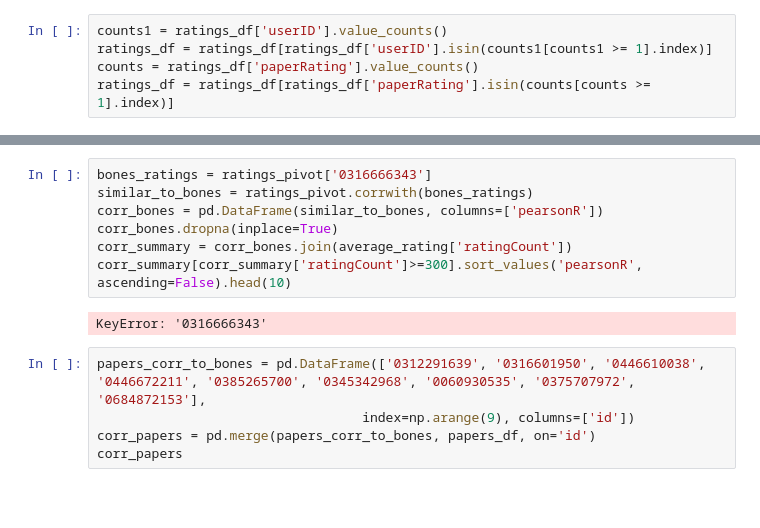
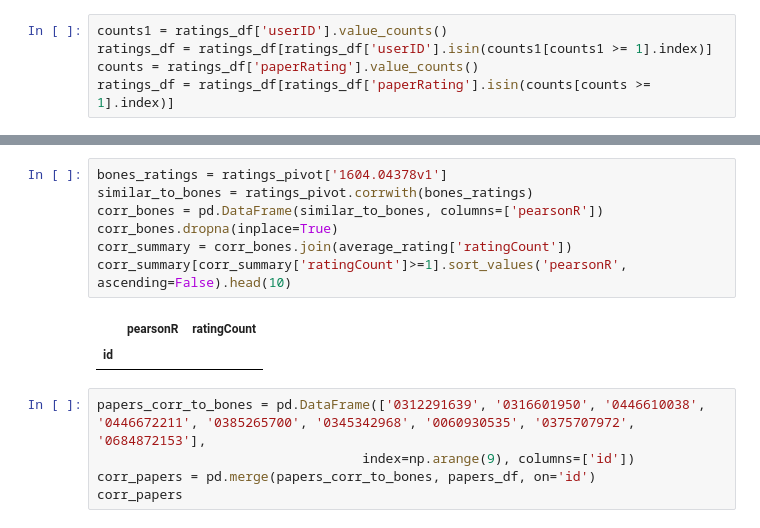
Before and after one commit to Veys101/Paper-Recommendation-Application, a Jupyter notebook: Collabarative-Filtering/Collaborative_Filtering_Using_KNN.ipynb, the cells around one changed output, grey strips where cells are left out. Saved outputs shown, nothing was run; the diff lists cells and outputs as text; blank space fills up the shorter version.

```diff
--- a/Collabarative-Filtering/Collaborative_Filtering_Using_KNN.ipynb
+++ b/Collabarative-Filtering/Collaborative_Filtering_Using_KNN.ipynb
@@ -120,12 +128,13 @@ AttributeError: 'DataFrame' object has no attribute 'paperRating'
 # %%
-bones_ratings = ratings_pivot['0316666343']
+bones_ratings = ratings_pivot['1604.04378v1']
 similar_to_bones = ratings_pivot.corrwith(bones_ratings)
 corr_bones = pd.DataFrame(similar_to_bones, columns=['pearsonR'])
 corr_bones.dropna(inplace=True)
 corr_summary = corr_bones.join(average_rating['ratingCount'])
-corr_summary[corr_summary['ratingCount']>=300].sort_values('pearsonR', ascending=False).head(10)
+corr_summary[corr_summary['ratingCount']>=1].sort_values('pearsonR', ascending=False).head(10)
 # %% [output]
-KeyError: '0316666343'
+|  | pearsonR | ratingCount |
+| id |  |  |
 # %%
 papers_corr_to_bones = pd.DataFrame(['0312291639', '0316601950', '0446610038', '0446672211', '0385265700', '0345342968', '0060930535', '0375707972', '0684872153'],
                                   index=np.arange(9), columns=['id'])
```
Also changed, not shown: parts of 1 cell of this notebook.
